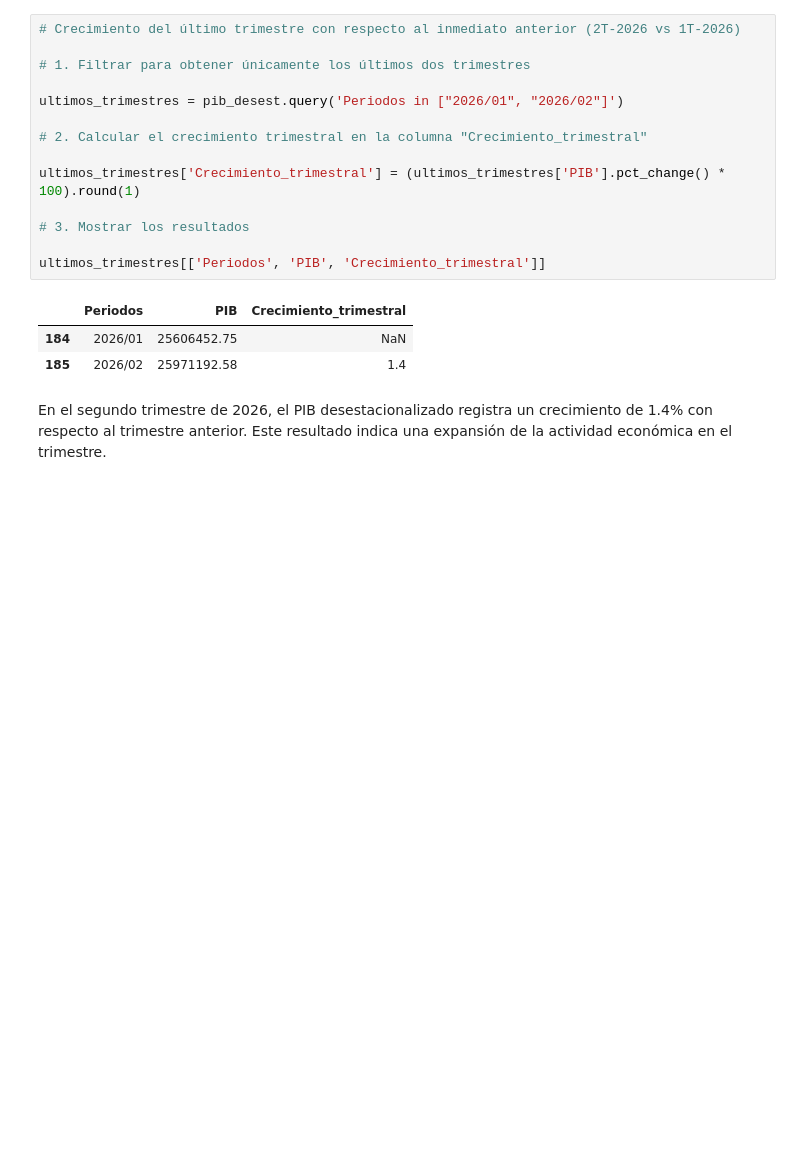
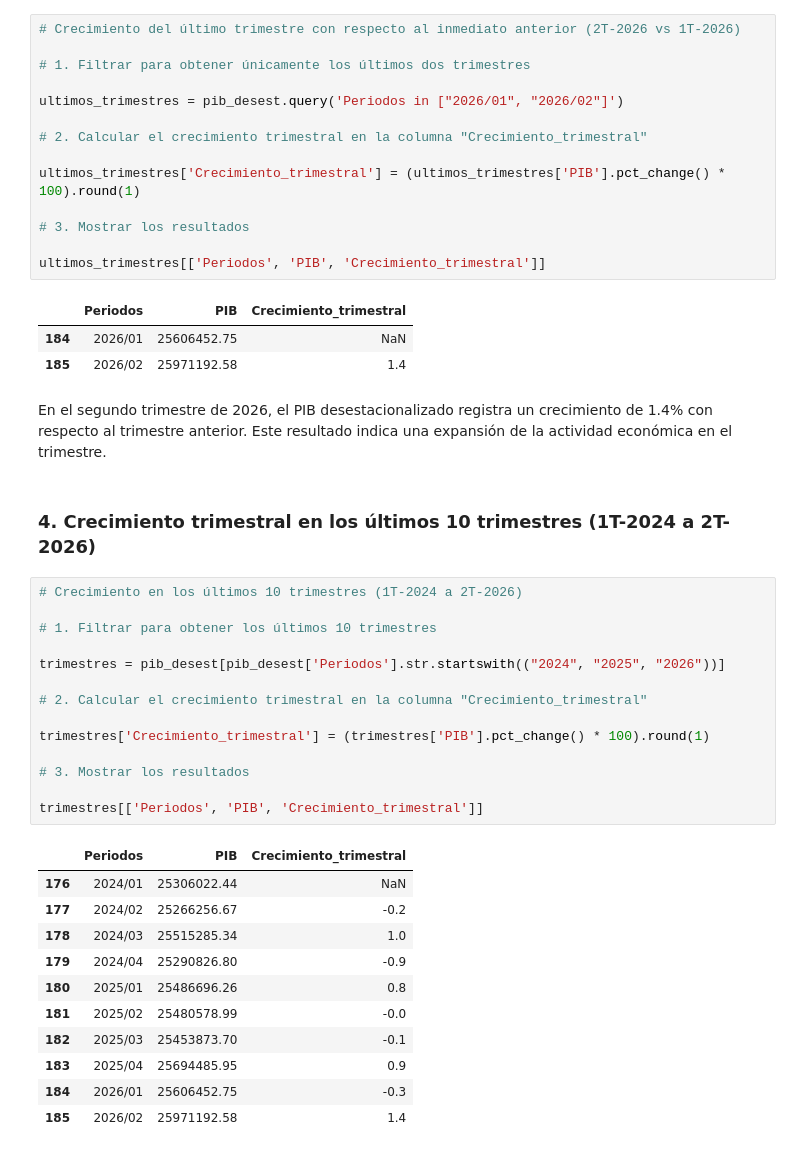
Before and after one commit to Jose-Castanedas/pib_mexico, a Jupyter notebook: notebooks/analisis_pib.ipynb, the cells around one changed output. Drawn from its saved outputs; the diff is of its cells as text; blank space fills up the shorter version.

```diff
--- a/notebooks/analisis_pib.ipynb
+++ b/notebooks/analisis_pib.ipynb
@@ -462,3 +462,31 @@ ultimos_trimestres[['Periodos', 'PIB', 'Crecimiento_trimestral']]
 | 185 | 2026/02 | 25971192.58 | 1.4 |
 # %% [markdown]
 En el segundo trimestre de 2026, el PIB desestacionalizado registra un crecimiento de 1.4% con respecto al trimestre anterior. Este resultado indica una expansión de la actividad económica en el trimestre.
+# %% [markdown]
+### **4. Crecimiento trimestral en los últimos 10 trimestres (1T-2024 a 2T-2026)**
+# %%
+# Crecimiento en los últimos 10 trimestres (1T-2024 a 2T-2026)
+
+# 1. Filtrar para obtener los últimos 10 trimestres
+
+trimestres = pib_desest[pib_desest['Periodos'].str.startswith(("2024", "2025", "2026"))]
+
+# 2. Calcular el crecimiento trimestral en la columna "Crecimiento_trimestral"
+
+trimestres['Crecimiento_trimestral'] = (trimestres['PIB'].pct_change() * 100).round(1)
+
+# 3. Mostrar los resultados
+
+trimestres[['Periodos', 'PIB', 'Crecimiento_trimestral']]
+# %% [output]
+|  | Periodos | PIB | Crecimiento_trimestral |
+| 176 | 2024/01 | 25306022.44 | NaN |
+| 177 | 2024/02 | 25266256.67 | -0.2 |
+| 178 | 2024/03 | 25515285.34 | 1.0 |
+| 179 | 2024/04 | 25290826.80 | -0.9 |
+| 180 | 2025/01 | 25486696.26 | 0.8 |
+| 181 | 2025/02 | 25480578.99 | -0.0 |
+| 182 | 2025/03 | 25453873.70 | -0.1 |
+| 183 | 2025/04 | 25694485.95 | 0.9 |
+| 184 | 2026/01 | 25606452.75 | -0.3 |
+| 185 | 2026/02 | 25971192.58 | 1.4 |
```
Also changed, not shown: parts of 3 cells of this notebook, 1 other file.
